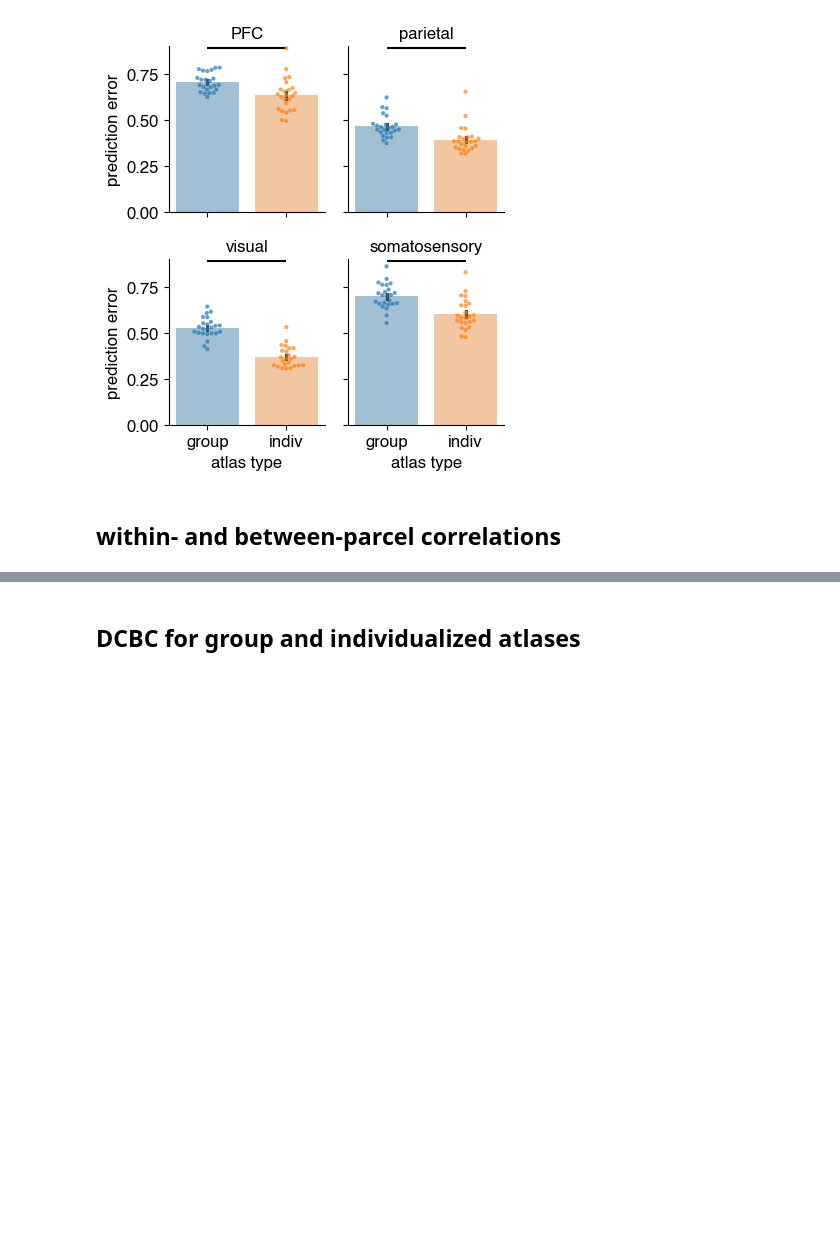
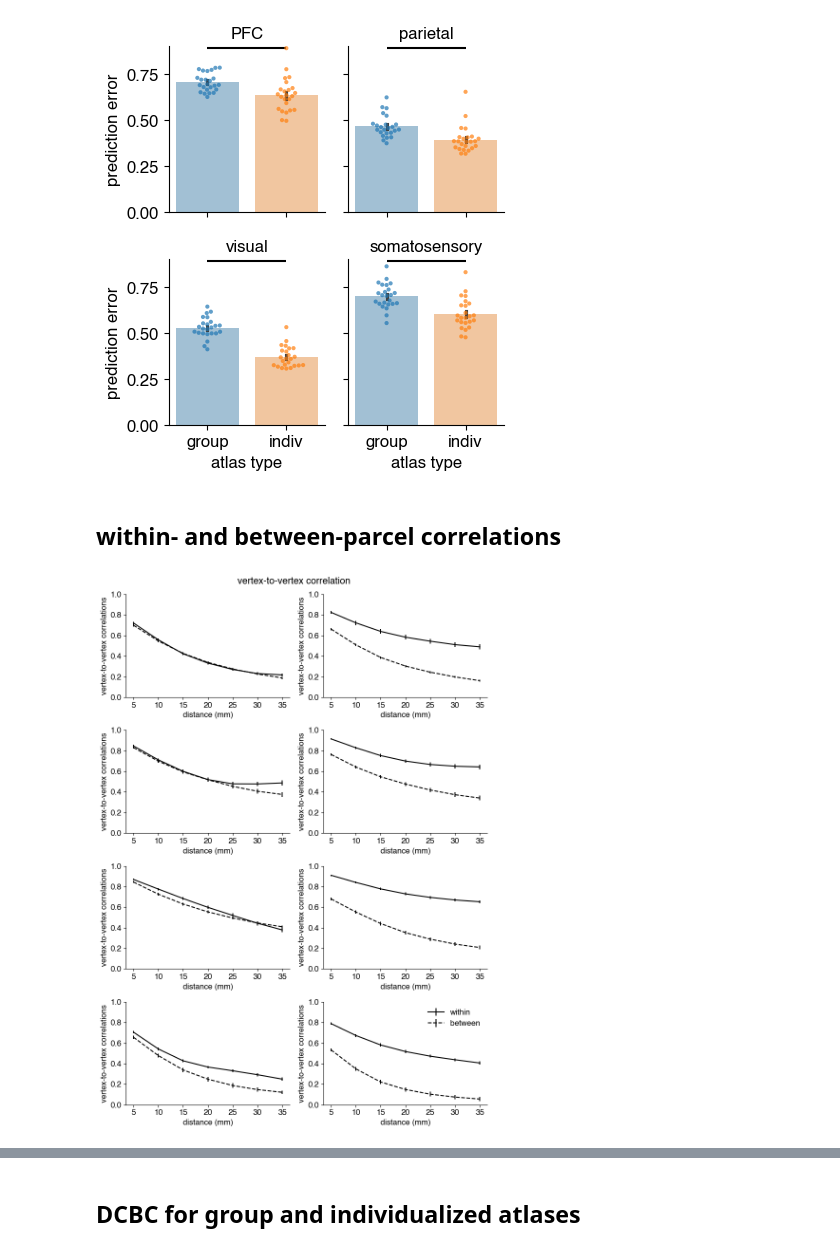
Before and after one commit to jkderrick028/PFC_parcellation, a Jupyter notebook: code/2_evaluating_group_and _individualized_parcellations.ipynb, the cells around one changed output, grey strips where cells are left out. Cells and saved outputs as stored; diff of their text form; code cells hidden in the pictures; blank space fills up the shorter version.

```diff
--- a/code/2_evaluating_group_and _individualized_parcellations.ipynb
+++ b/code/2_evaluating_group_and _individualized_parcellations.ipynb
@@ -84,4 +84,64 @@ plt.savefig(JPG_fig, dpi=500, format='jpg')
 [figure]
 # %% [markdown]
 ## within- and between-parcel correlations
+# %%
+fig, ax = plt.subplots(n_rois, 2, figsize=(full_width, 12))
+
+for roiI in np.arange(n_rois):
+    PKL_eval_output = os.path.join(resultsPath, f'output_{ROIs[roiI]}{cv_str}.pkl')
+    with open(PKL_eval_output, 'rb') as pf:
+        output_eval = pickle.load(pf)
+    output_dcbc_group = output_eval['output_dcbc_group']
+    output_dcbc_indiv = output_eval['output_dcbc_indiv']
+
+    # group
+    within_corrs = output_dcbc_group['within_corrs']
+    between_corrs = output_dcbc_group['between_corrs']
+
+    n_subjects = within_corrs.shape[0]
+
+    within_corrs_mean = np.mean(within_corrs, axis=0)
+    within_corrs_ste = np.std(within_corrs, axis=0) / np.sqrt(n_subjects)
+    between_corrs_mean = np.mean(between_corrs, axis=0)
+    between_corrs_ste = np.std(between_corrs, axis=0) / np.sqrt(n_subjects)
+
+    distances = 5+np.arange(0, 35, step=5)
+    ax[roiI, 0].errorbar(distances, within_corrs_mean, yerr=within_corrs_ste, color='k')
+    ax[roiI, 0].errorbar(distances, between_corrs_mean, yerr=between_corrs_ste, color='k', linestyle='--')
+    ax[roiI, 0].set_xlabel('distance (mm)', fontsize=12)
+    ax[roiI, 0].set_ylabel('vertex-to-vertex correlations', fontsize=12)
+    ax[roiI, 0].set_ylim([0, 1])
+    ax[roiI, 0].set_xticks(distances, labels=distances)
+    ax[roiI, 0].spines['top'].set_visible(False)
+    ax[roiI, 0].spines['right'].set_visible(False)
+    plt.legend(['within', 'between'], frameon=False, fontsize=12)
+    # ax[roiI, 0].set_title(f'group {ROIs[roiI]}')
+
+    # indiv
+    within_corrs = output_dcbc_indiv['within_corrs']
+    between_corrs = output_dcbc_indiv['between_corrs']
+
+    within_corrs_mean = np.mean(within_corrs, axis=0)
+    within_corrs_ste = np.std(within_corrs, axis=0) / np.sqrt(n_subjects)
+    between_corrs_mean = np.mean(between_corrs, axis=0)
+    between_corrs_ste = np.std(between_corrs, axis=0) / np.sqrt(n_subjects)
+
+    ax[roiI, 1].errorbar(distances, within_corrs_mean, yerr=within_corrs_ste, color='k')
+    ax[roiI, 1].errorbar(distances, between_corrs_mean, yerr=between_corrs_ste, color='k', linestyle='--')
+    ax[roiI, 1].set_xlabel('distance (mm)', fontsize=12)
+    ax[roiI, 1].set_ylabel('vertex-to-vertex correlations')
+    ax[roiI, 1].set_ylim([0, 1])
+    ax[roiI, 1].set_xticks(distances, labels=distances)
+    ax[roiI, 1].spines['top'].set_visible(False)
+    ax[roiI, 1].spines['right'].set_visible(False)
+    plt.legend(['within', 'between'], frameon=False, fontsize=12)
+    # ax[roiI, 1].set_title(f'indiv {ROIs[roiI]}')
+
+plt.suptitle('vertex-to-vertex correlation')
+plt.tight_layout()
+
+JPG_fig = os.path.join(resultsPath, f'dcbc_corr_curves{cv_str}.jpg')
+plt.savefig(JPG_fig, dpi=500, format='jpg')
+# %% [output]
+[figure, added]
 # %%
```
Also changed, not shown: parts of 2 cells of this notebook.
